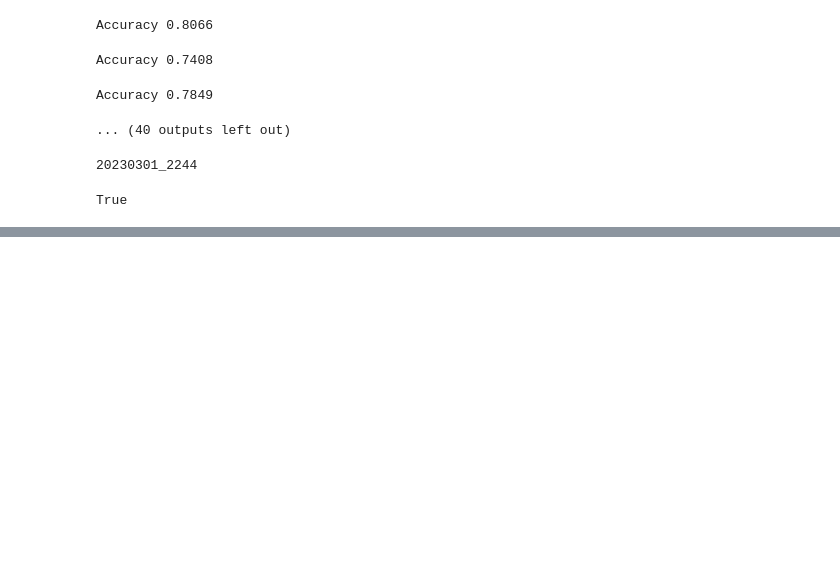
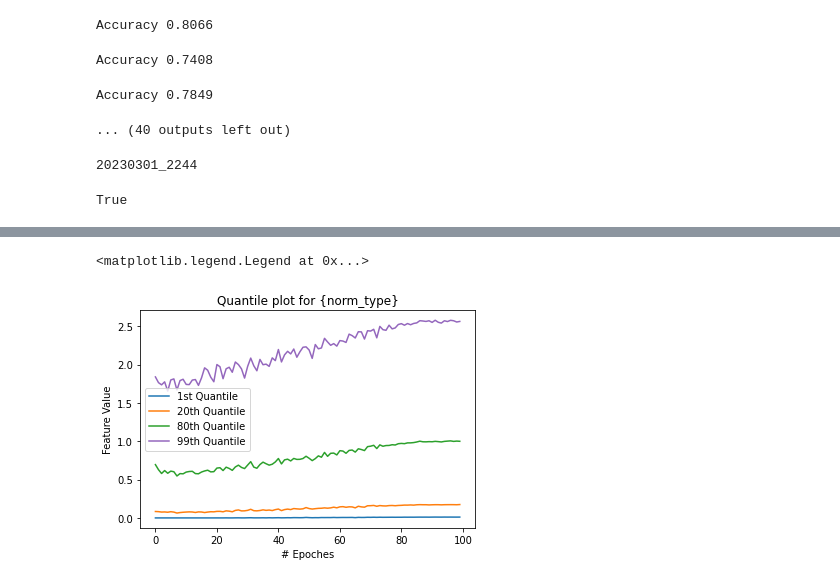
Before and after one commit to CosmoLuminous/deep-learning-col775, a Jupyter notebook: a1/resnet/src/resnet.ipynb, the cells around one changed output, grey strips where cells are left out. Cells and saved outputs as stored; diff of their text form; code cells hidden in the pictures; blank space fills up the shorter version.

Commit message:
added normalization

```diff
--- a/a1/resnet/src/resnet.ipynb
+++ b/a1/resnet/src/resnet.ipynb
@@ -270,0 +288,15 @@ True
+# %%
+with open("../results/bn/ft_quantile_tracker_bn_20230309_1640.json", "r+") as file:
+    quantile_dict = json.load(file)
+norm_type = "Batch Normalization"
+plt.plot(list(range(100)), quantile_dict['1'], c="tab:blue", label="1st Quantile")
+plt.plot(list(range(100)), quantile_dict['20'], c="tab:orange", label="20th Quantile")
+plt.plot(list(range(100)), quantile_dict['80'], c="tab:green", label="80th Quantile")
+plt.plot(list(range(100)), quantile_dict['99'], c="tab:purple", label="99th Quantile")
+plt.title("Quantile plot for {norm_type}")
+plt.xlabel("# Epoches")
+plt.ylabel("Feature Value")
+plt.legend()
+# %% [output]
+<matplotlib.legend.Legend at 0x...>
+[figure, added]
```
Also changed, not shown: parts of 5 cells of this notebook, 6 other files.
